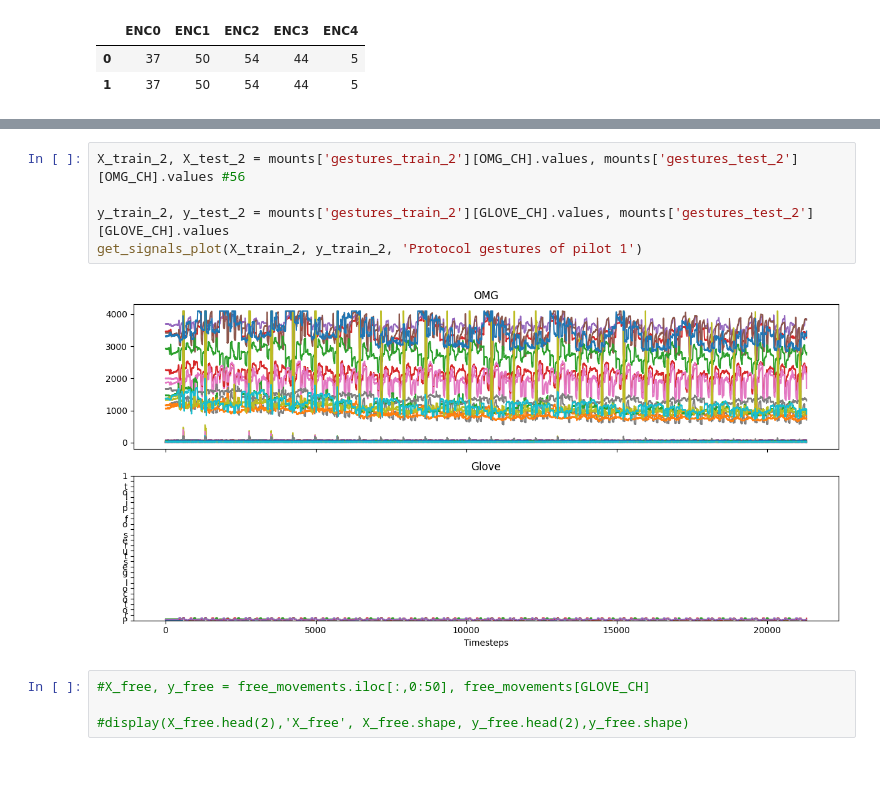
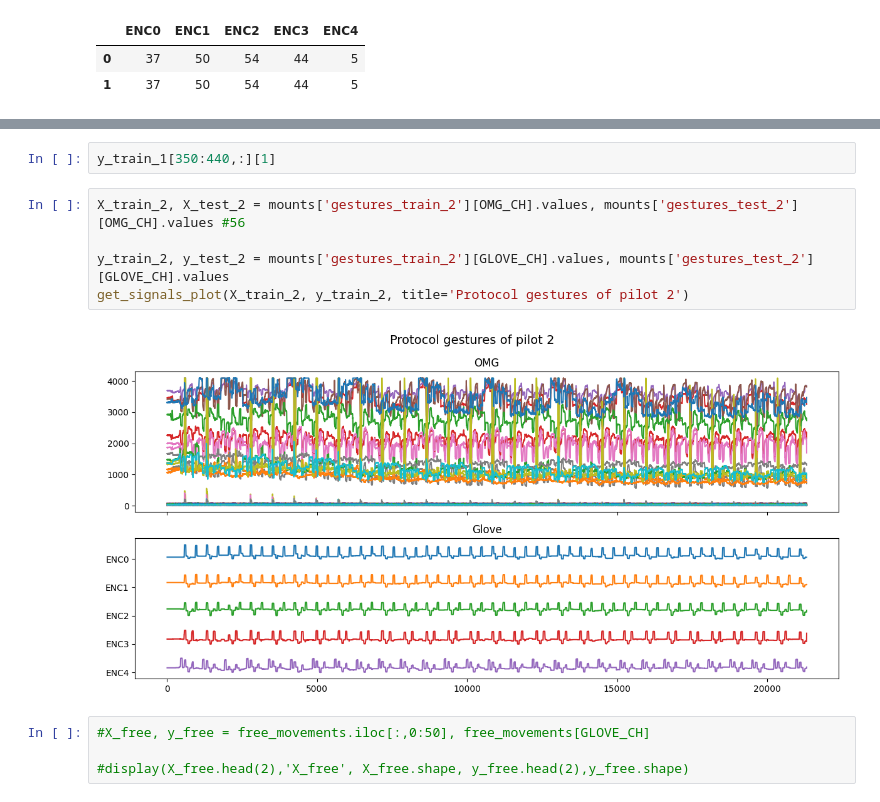
Before and after one commit to Internship-moto/Gestures_3, a Jupyter notebook: notebooks/Gestures_2.ipynb, the cells around one changed output, grey strips where cells are left out. Cells and saved outputs as stored; diff of their text form; blank space fills up the shorter version.

Commit message:
upd figures

```diff
--- a/notebooks/Gestures_2.ipynb
+++ b/notebooks/Gestures_2.ipynb
@@ -421,10 +460,12 @@ get_signals_plot(X_train_1, y_train_1, 'Protocol gestures of pilot 1')
+# %%
+y_train_1[350:440,:][1]
 # %%
 X_train_2, X_test_2 = mounts['gestures_train_2'][OMG_CH].values, mounts['gestures_test_2'][OMG_CH].values #56
 
 y_train_2, y_test_2 = mounts['gestures_train_2'][GLOVE_CH].values, mounts['gestures_test_2'][GLOVE_CH].values
-get_signals_plot(X_train_2, y_train_2, 'Protocol gestures of pilot 1')
+get_signals_plot(X_train_2, y_train_2, title='Protocol gestures of pilot 2')
 # %% [output]
-[figure, old version]
+[figure, new version]
 # %%
 #X_free, y_free = free_movements.iloc[:,0:50], free_movements[GLOVE_CH]
 
```
Also changed, not shown: parts of 15 cells of this notebook.
